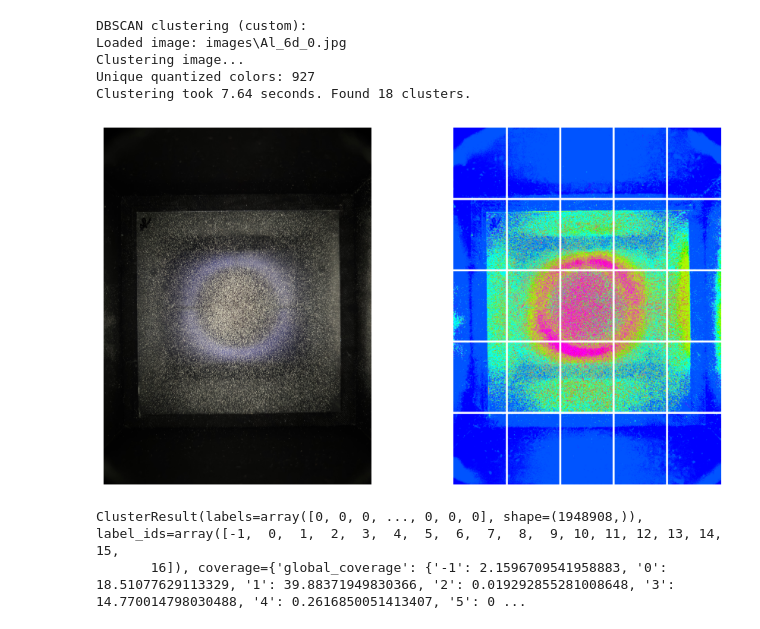
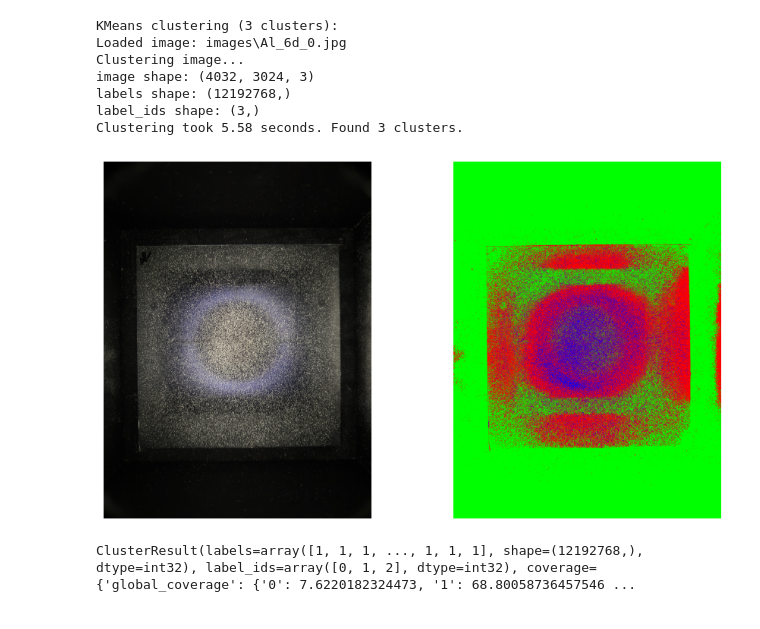
Before and after one commit to AmmoniumX/Thesis, a Jupyter notebook: particle-detection-clustering.ipynb, the cells around one changed output. Cells and saved outputs as stored; diff of their text form; code cells hidden in the pictures.

```diff
--- a/particle-detection-clustering.ipynb
+++ b/particle-detection-clustering.ipynb
@@ -331,35 +339,3 @@ def analyze_image(
         label_ids=label_ids,
         coverage=coverage,
     )
-# %%
-# Analyze single image
-test_img_path = Path(IMGS_DIR, "Al_6d_0.jpg")
-
-# print("KMeans clustering:")
-# prepared_kmeans = partial(kmeans_clustering, n_clusters=2)
-# analyze_image(test_img_path, OUTPUT_DIR, scale_factor=0.5, clusterer=prepared_kmeans)
-
-# print("DBSCAN clustering:")
-# prepared_dbscan = partial(dbscan_clustering, eps=8, min_samples=3, algorithm='kd_tree', quantization=4)
-# analyze_image(test_img_path, OUTPUT_DIR, scale_factor=0.2, clusterer=prepared_dbscan)
-
-print("DBSCAN clustering (custom):")
-prepared_dbscan_custom = partial(
-    dbscan_clustering_custom, eps=8, min_samples=5, quantization=8
-)
-analyze_image(
-    test_img_path,
-    OUTPUT_DIR,
-    scale_factor=0.2,
-    grid_shape=(5, 5),
-    clusterer=prepared_dbscan_custom,
-)
-# %% [output]
-DBSCAN clustering (custom):
-Loaded image: images\Al_6d_0.jpg
-Clustering image...
-Unique quantized colors: 927
-Clustering took 7.64 seconds. Found 18 clusters.
-[figure, removed]
-ClusterResult(labels=array([0, 0, 0, ..., 0, 0, 0], shape=(1948908,)), label_ids=array([-1,  0,  1,  2,  3,  4,  5,  6,  7,  8,  9, 10, 11, 12, 13, 14, 15,
-       16]), coverage={'global_coverage': {'-1': 2.1596709541958883, '0': 18.51077629113329, '1': 39.88371949830366, '2': 0.019292855281008648, '3': 14.770014798030488, '4': 0.2616850051413407, '5': 0 ...
@@ -365,0 +345,14 @@ ClusterResult(labels=array([0, 0, 0, ..., 0, 0, 0], shape=(1948908,)), label_ids
+# %%
+print("KMeans clustering (3 clusters):")
+prepared_kmeans = partial(kmeans_clustering, n_clusters=3)
+analyze_image(test_img_path, OUTPUT_DIR, grid_shape=(5,5), scale_factor=0.5, clusterer=prepared_kmeans)
+# %% [output]
+KMeans clustering (3 clusters):
+Loaded image: images\Al_6d_0.jpg
+Clustering image...
+image shape: (4032, 3024, 3)
+labels shape: (12192768,)
+label_ids shape: (3,)
+Clustering took 5.58 seconds. Found 3 clusters.
+[figure, added]
+ClusterResult(labels=array([1, 1, 1, ..., 1, 1, 1], shape=(12192768,), dtype=int32), label_ids=array([0, 1, 2], dtype=int32), coverage={'global_coverage': {'0': 7.6220182324473, '1': 68.80058736457546 ...
```
Also changed, not shown: parts of 5 cells of this notebook, 25 other files.
